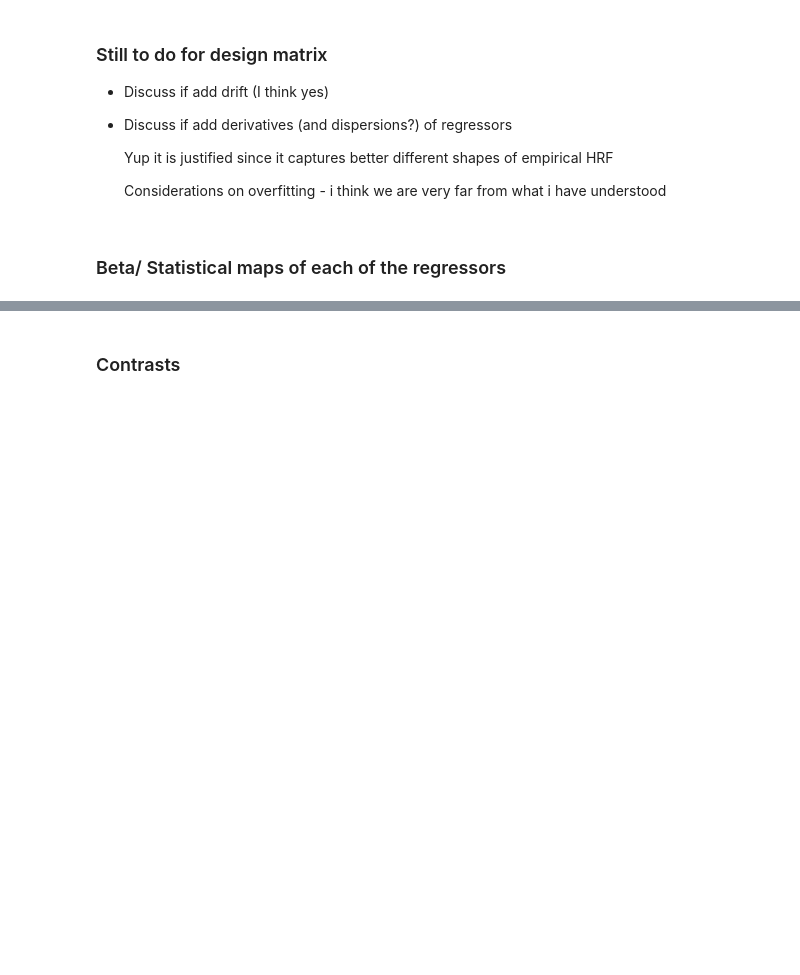
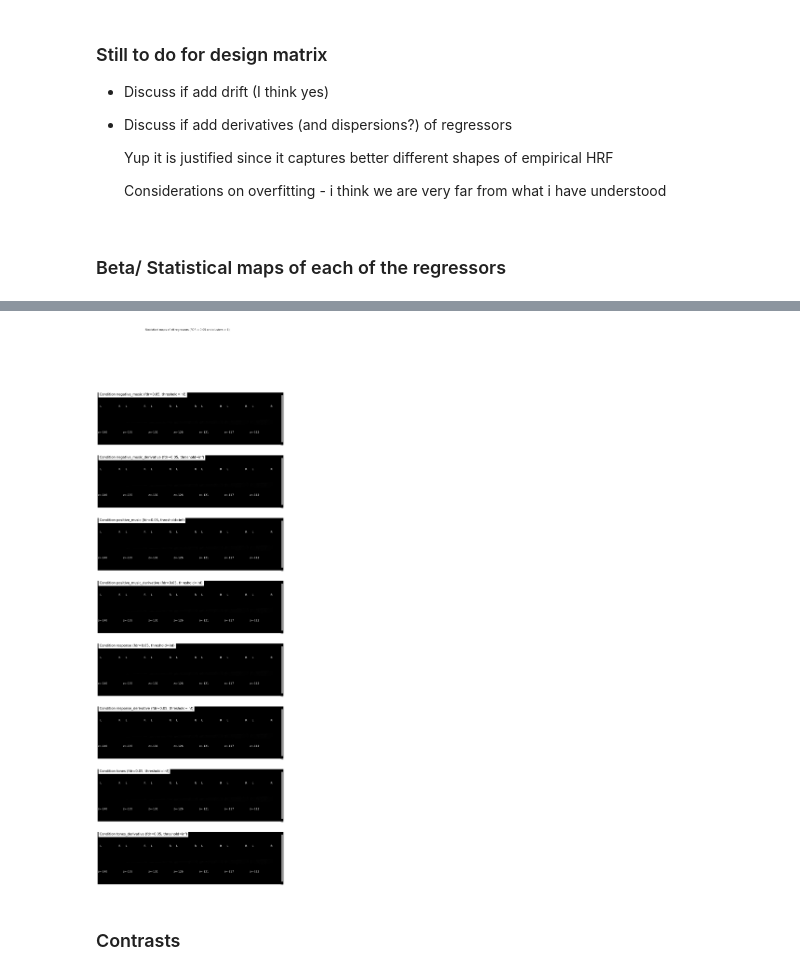
Before and after one commit to gdederichs/NSSP_project_1, a Jupyter notebook: design_matrix.ipynb, the cells around one changed output, grey strips where cells are left out. Drawn from its saved outputs; the diff is of its cells as text; code cells hidden in the pictures; blank space fills up the shorter version.

```diff
--- a/design_matrix.ipynb
+++ b/design_matrix.ipynb
@@ -144,17 +143,19 @@ plt.show()
 # %%
 fig, axs = plt.subplots(len(conditions_of_interest), 1, figsize=(15,40))
 for i, (key,value) in enumerate(conditions_of_interest.items()):
     z_map = fmri_glm.compute_contrast(value, output_type='z_score')
 
     # Apply the FDR correction + threshold
     clean_map, threshold = threshold_stats_img(z_map, alpha=fdr_rate, height_control='fdr', cluster_threshold=cluster_size)
 
     plot_stat_map(clean_map, bg_img=mean_img_[0], threshold=threshold,
                   display_mode='z', cut_coords=None, black_bg=True,
-                  title='Condition {} (fdr={}, threshold={})'.format(key, fdr_rate, threshold.round(2)),
+                  title='Condition {} (fdr={}, threshold={})'.format(key, fdr_rate, threshold),
                   axes = axs[i])
 fig.suptitle(f"Statistical maps of all regressors (FDR = {fdr_rate} and clusters > {cluster_size})")
 plt.show()
+# %% [output]
+[figure, added]
 # %% [markdown]
 ### Contrasts
 # %%
```
Also changed, not shown: parts of 9 cells of this notebook, 2 other files.
